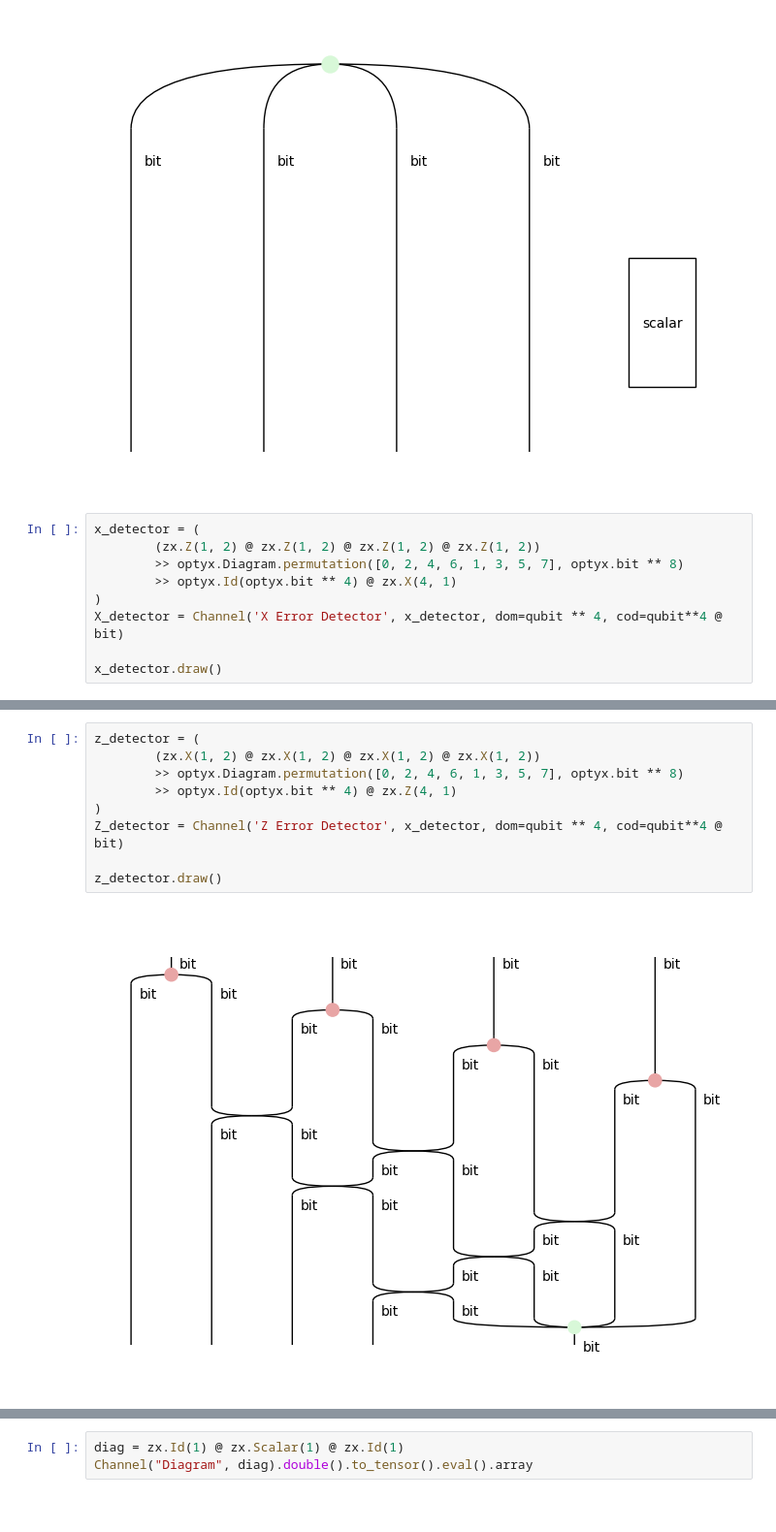
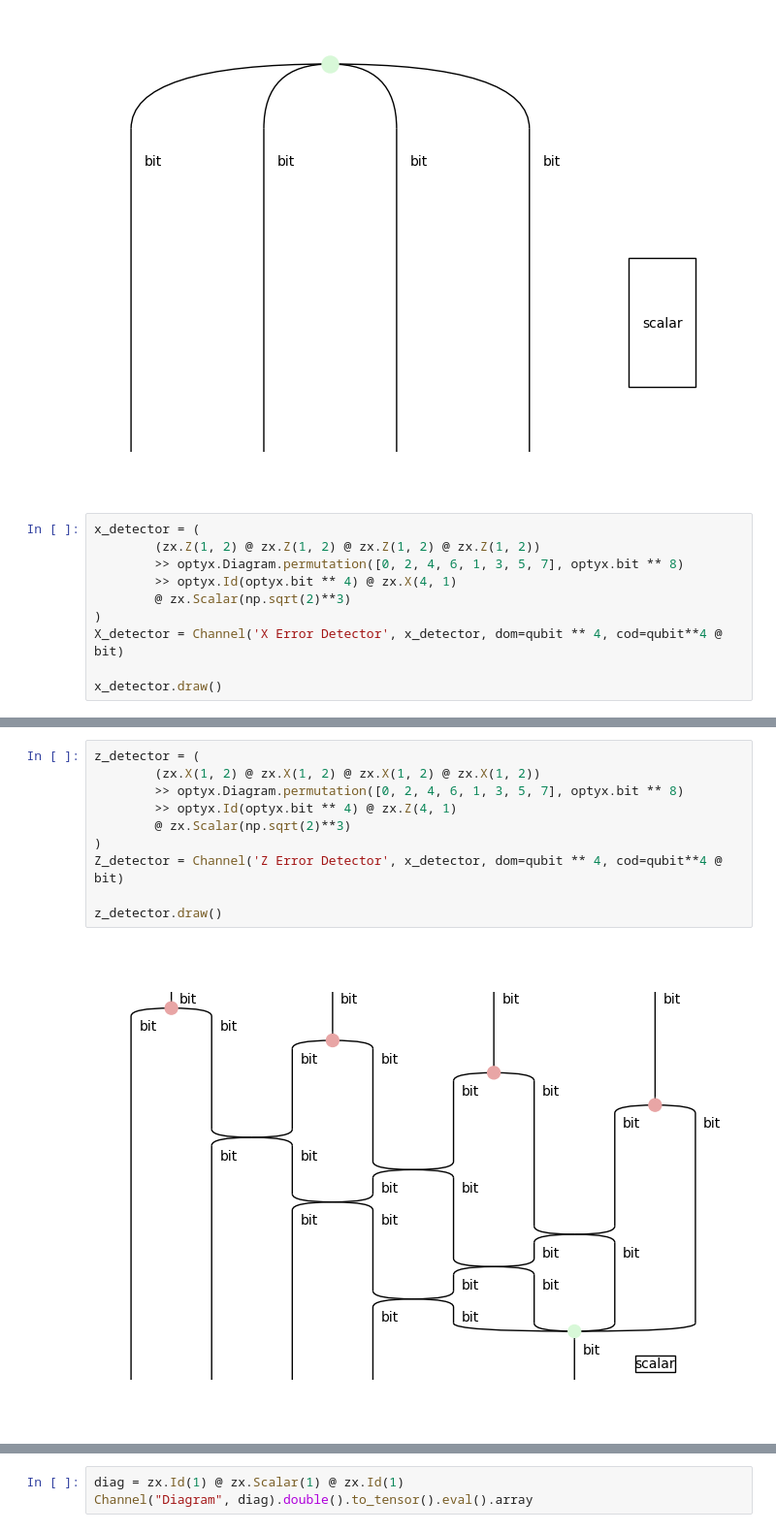
Before and after one commit to quantinuum-dev/optyx, a Jupyter notebook: notebooks/distributed-422-code.ipynb, the cells around one changed output, grey strips where cells are left out. Shown at 97% size. Drawn from its saved outputs; the diff is of its cells as text.

```diff
--- a/notebooks/distributed-422-code.ipynb
+++ b/notebooks/distributed-422-code.ipynb
@@ -15,6 +15,7 @@ x_detector = (
         (zx.Z(1, 2) @ zx.Z(1, 2) @ zx.Z(1, 2) @ zx.Z(1, 2))
         >> optyx.Diagram.permutation([0, 2, 4, 6, 1, 3, 5, 7], optyx.bit ** 8)
         >> optyx.Id(optyx.bit ** 4) @ zx.X(4, 1)
+        @ zx.Scalar(np.sqrt(2)**3)
 )
 X_detector = Channel('X Error Detector', x_detector, dom=qubit ** 4, cod=qubit**4 @ bit)
 
@@ -24,14 +25,15 @@ x_detector.draw()
 # %%
 z_detector = (
         (zx.X(1, 2) @ zx.X(1, 2) @ zx.X(1, 2) @ zx.X(1, 2))
         >> optyx.Diagram.permutation([0, 2, 4, 6, 1, 3, 5, 7], optyx.bit ** 8)
         >> optyx.Id(optyx.bit ** 4) @ zx.Z(4, 1)
+        @ zx.Scalar(np.sqrt(2)**3)
 )
 Z_detector = Channel('Z Error Detector', x_detector, dom=qubit ** 4, cod=qubit**4 @ bit)
 
 z_detector.draw()
 # %% [output]
-[figure, old version]
+[figure, new version]
 # %%
 ket_0 = zx.X(0, 1) @ optyx.Scalar(1/np.sqrt(2))
 Ket_0 = Channel('|0>', ket_0)
```
Also changed, not shown: parts of 14 cells of this notebook, 1 other file.
